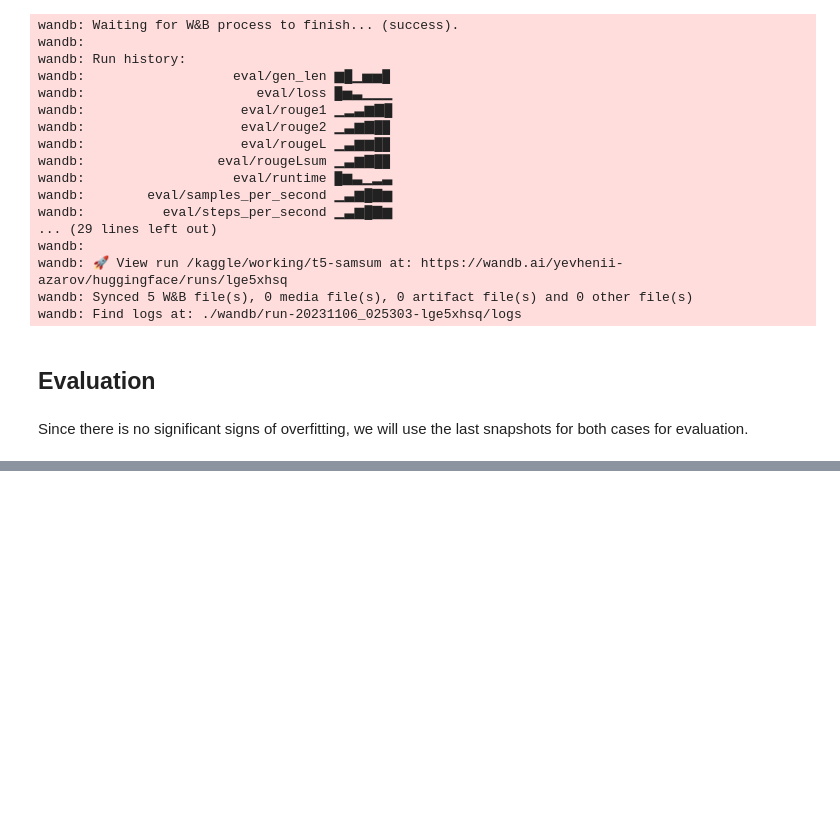
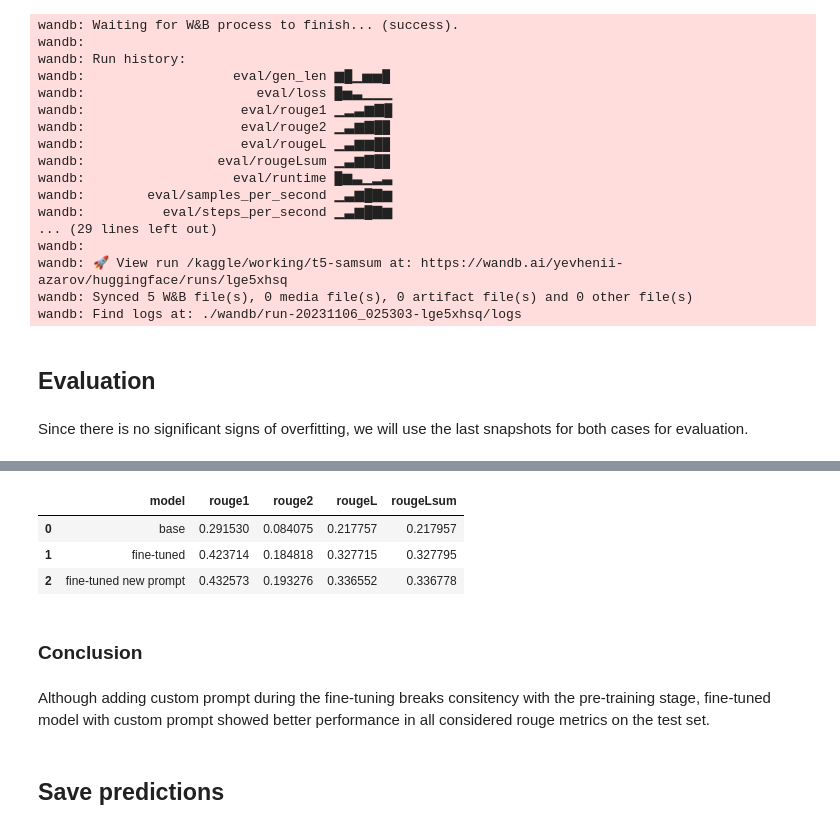
Before and after one commit to EvgeniyAzarov/iasa_nlp_homeworks, a Jupyter notebook: HW6_generative_models/hw6.ipynb, the cells around one changed output, grey strips where cells are left out. Saved outputs shown, nothing was run; the diff lists cells and outputs as text; code cells hidden in the pictures; blank space fills up the shorter version.

```diff
--- a/HW6_generative_models/hw6.ipynb
+++ b/HW6_generative_models/hw6.ipynb
@@ -248,0 +267,9 @@ he called her last time we were at the park together Hannah. she called her last
+# %%
+tokenizer = AutoTokenizer.from_pretrained(checkpoint_base)
+model_base = AutoModelForSeq2SeqLM.from_pretrained(checkpoint_base)
+model_1 = AutoModelForSeq2SeqLM.from_pretrained(checkpoint_1)
+model_2 = AutoModelForSeq2SeqLM.from_pretrained(checkpoint_2)
+# %%
+pipeline_base = pipeline("summarization", model_base, tokenizer=tokenizer, max_length=300, device=0)
+pipeline_1 = pipeline("summarization", model_1, tokenizer=tokenizer, max_length=300, device=0)
+pipeline_2 = pipeline("summarization", model_2, tokenizer=tokenizer, max_length=300, device=0)
@@ -248,0 +314,4 @@ he called her last time we were at the park together Hannah. she called her last
+# %%
+summaries_base = []
+for out in tqdm(pipeline_base(KeyDataset(samsum_test, "dialogue_prompt"))):
+    summaries_base.append(out[0]['summary_text'])
@@ -248,0 +326,5 @@ he called her last time we were at the park together Hannah. she called her last
+# %%
+summaries_all = summaries_base
+summaries_1 = summaries_base[819:819*2]
+summaries_2 = summaries_base[819*2:]
+summaries_base = summaries_base[:819]
@@ -248,0 +333,22 @@ he called her last time we were at the park together Hannah. she called her last
+# %%
+res = []
+models = ['base', 'fine-tuned', 'fine-tuned new prompt']
+preds = [summaries_base, summaries_1, summaries_2]
+for model, predictions in zip(models, preds):
+    row = {"model": model}
+    metrics = rouge.compute(predictions=predictions, references=samsum_test['summary'], use_stemmer=True)
+    row.update(metrics)
+    res.append(row)
+res = pd.DataFrame.from_records(res)
+res
+# %% [output]
+|  | model | rouge1 | rouge2 | rougeL | rougeLsum |
+| 0 | base | 0.291530 | 0.084075 | 0.217757 | 0.217957 |
+| 1 | fine-tuned | 0.423714 | 0.184818 | 0.327715 | 0.327795 |
+| 2 | fine-tuned new prompt | 0.432573 | 0.193276 | 0.336552 | 0.336778 |
+# %% [markdown]
+### Conclusion
+# %% [markdown]
+Although adding custom prompt during the fine-tuning breaks consitency with the pre-training stage, fine-tuned model with custom prompt showed better performance in all considered rouge metrics on the test set.
+# %% [markdown]
+## Save predictions
```
Also changed, not shown: parts of 20 cells of this notebook, 1 other file.
